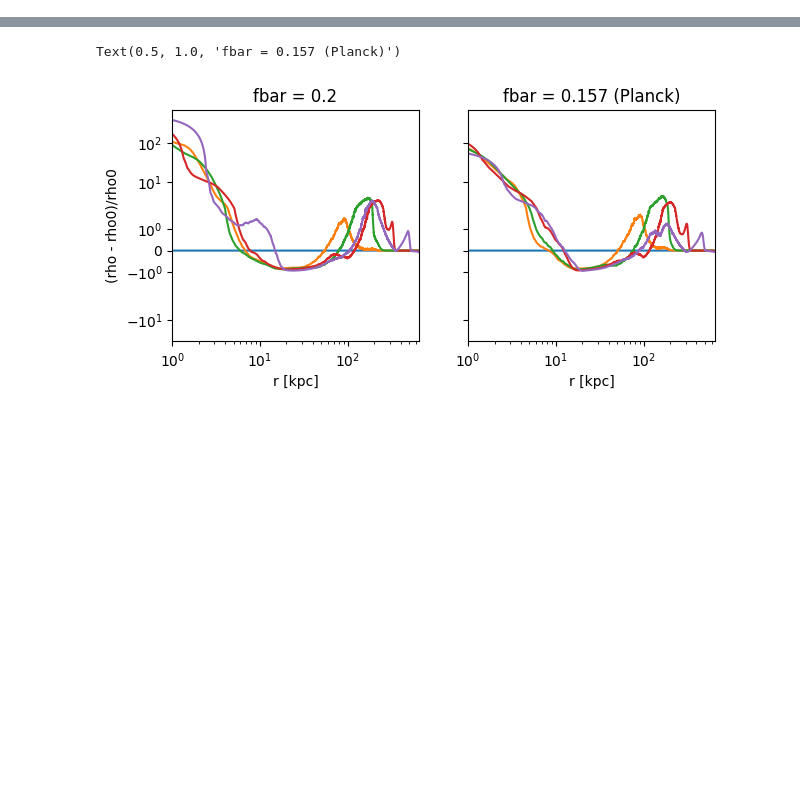
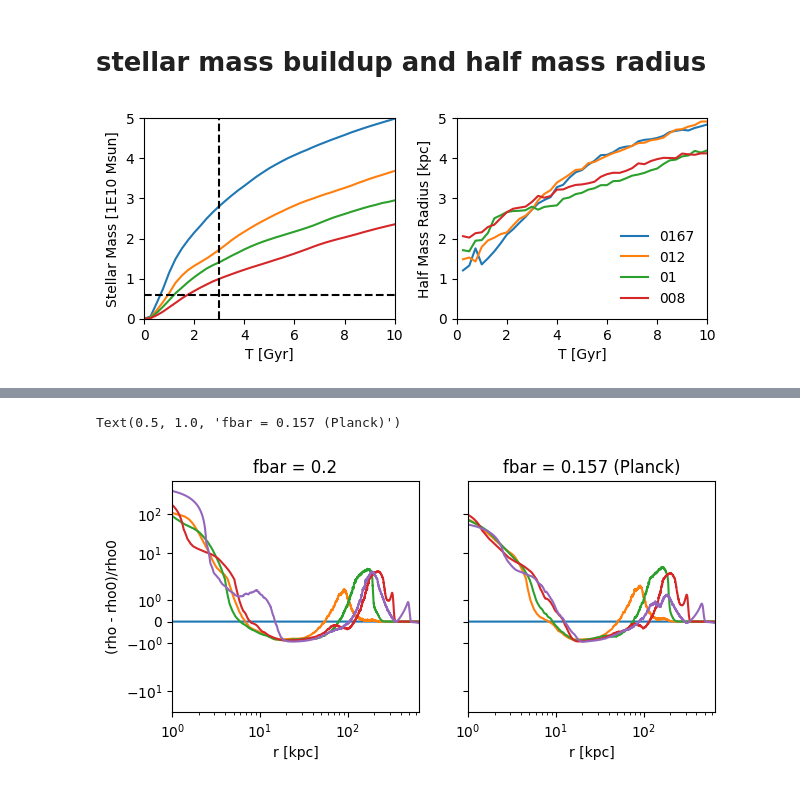
Before and after one commit to gusbeane/GSEgas, a Jupyter notebook: runs/MW6iso/scratch_fbar.ipynb, the cells around one changed output, grey strips where cells are left out. Drawn from its saved outputs; the diff is of its cells as text; code cells hidden in the pictures; blank space fills up the shorter version.

```diff
--- a/runs/MW6iso/scratch_fbar.ipynb
+++ b/runs/MW6iso/scratch_fbar.ipynb
@@ -28,0 +58,2 @@ for idx in tqdm(idx_list):
+# %% [markdown]
+# stellar mass buildup and half mass radius
@@ -28,0 +97,41 @@ for idx in tqdm(idx_list):
+# %%
+stmass = {}
+for fbar in fbar_list:
+    stmass[fbar] = {}
+    stmass[fbar]['Time'] = []
+    stmass[fbar]['StellarMass'] = []
+    stmass[fbar]['HalfMassRadius'] = []
+    for idx in sn_fbar[fbar]['idx_list']:
+        stmass[fbar]['Time'].append(sn_fbar[fbar][idx].Time.value)
+        stmass[fbar]['StellarMass'].append(get_stellar_mass(sn_fbar[fbar][idx]))
+        stmass[fbar]['HalfMassRadius'].append(get_halfmass_radius(sn_fbar[fbar][idx]))
+
+    for k in stmass[fbar].keys():
+        stmass[fbar][k] = np.array(stmass[fbar][k])
+# %%
+fig, ax = plt.subplots(1, 2, sharex=True)
+
+fbar_plot = ['0167', '012', '01', '008']
+
+for fbar in fbar_plot:
+    ax[0].plot(stmass[fbar]['Time'], stmass[fbar]['StellarMass'], label=fbar)
+    ax[1].plot(stmass[fbar]['Time'], stmass[fbar]['HalfMassRadius'], label=fbar)
+
+ax[0].set(xlim=(0, 10), ylim=(0, 5))
+ax[0].set(xlabel='T [Gyr]', ylabel='Stellar Mass [1E10 Msun]')
+
+ax[0].axhline(0.6, c='k', ls='dashed')
+ax[0].axvline(3, c='k', ls='dashed')
+
+ax[1].set(ylim=(0, 5))
+ax[1].set(xlabel='T [Gyr]', ylabel='Half Mass Radius [kpc]')
+
+asp=1.6
+ax[0].set_aspect(asp)
+ax[1].set_aspect(asp)
+
+ax[1].legend(frameon=False)
+
+fig.tight_layout()
+# %% [output]
+[figure, added]
```
Also changed, not shown: parts of 12 cells of this notebook, 1 other file.
